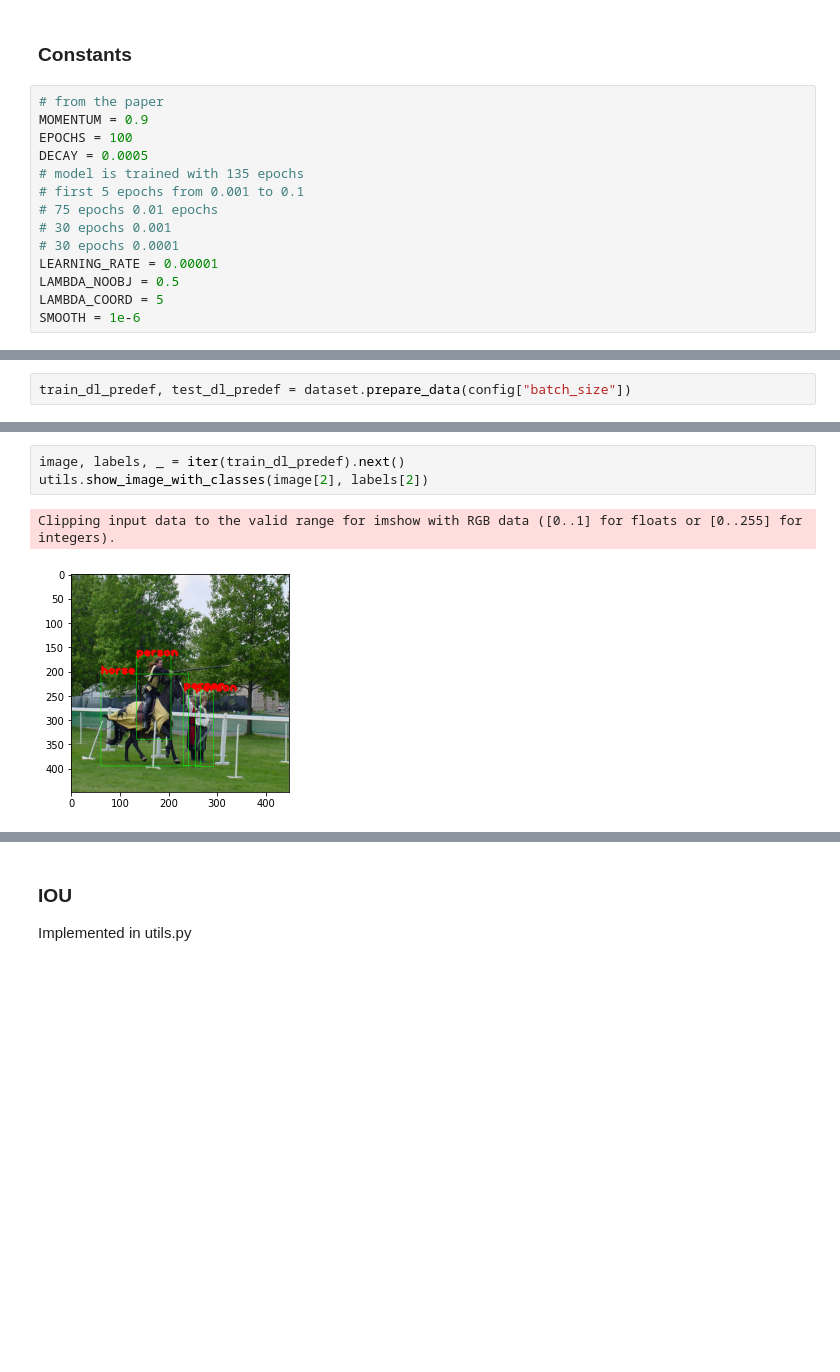
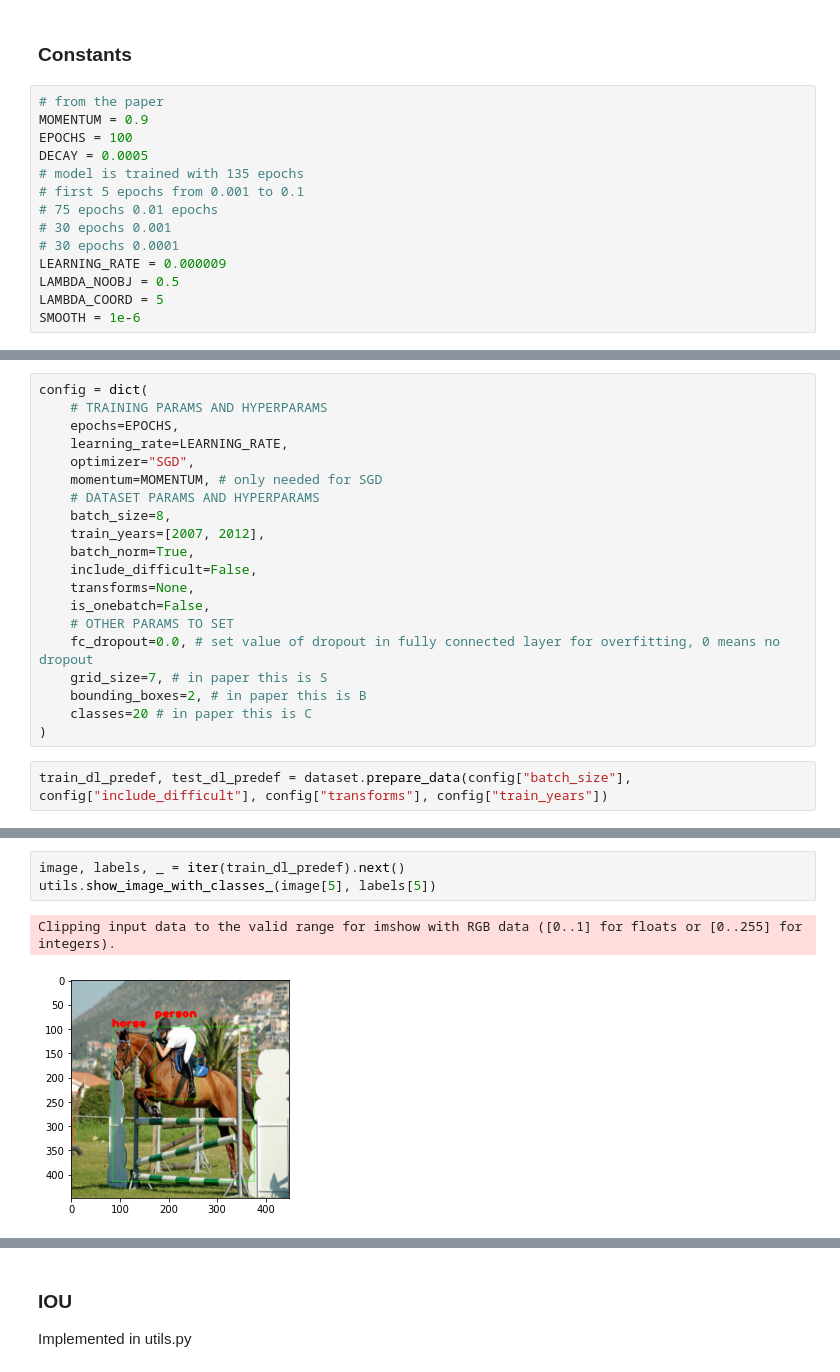
Before and after one commit to bindas1/YOLO-recreated, a Jupyter notebook: Forward_propagation.ipynb, the cells around one changed output, grey strips where cells are left out. Drawn from its saved outputs; the diff is of its cells as text; blank space fills up the shorter version.

Commit message:
Change labels in dataset to list format, add config support in most of the places

```diff
--- a/Forward_propagation.ipynb
+++ b/Forward_propagation.ipynb
@@ -73,7 +73,7 @@ DECAY = 0.0005
 # 75 epochs 0.01 epochs
 # 30 epochs 0.001
 # 30 epochs 0.0001
-LEARNING_RATE = 0.00001
+LEARNING_RATE = 0.000009
 LAMBDA_NOOBJ = 0.5
 LAMBDA_COORD = 5
 SMOOTH = 1e-6
@@ -94,5 +80,25 @@ config = dict(
+# %%
+config = dict(
+    # TRAINING PARAMS AND HYPERPARAMS
+    epochs=EPOCHS,
+    learning_rate=LEARNING_RATE,
+    optimizer="SGD",
+    momentum=MOMENTUM, # only needed for SGD
+    # DATASET PARAMS AND HYPERPARAMS
+    batch_size=8,
+    train_years=[2007, 2012],
+    batch_norm=True,
+    include_difficult=False,
+    transforms=None,
+    is_onebatch=False,
+    # OTHER PARAMS TO SET
+    fc_dropout=0.0, # set value of dropout in fully connected layer for overfitting, 0 means no dropout
+    grid_size=7, # in paper this is S
+    bounding_boxes=2, # in paper this is B
+    classes=20 # in paper this is C
+)
 # %%
-train_dl_predef, test_dl_predef = dataset.prepare_data(config["batch_size"])
+train_dl_predef, test_dl_predef = dataset.prepare_data(config["batch_size"], config["include_difficult"], config["transforms"], config["train_years"])
 # %% [output]
 Using downloaded and verified file: ./data/VOCtrainval_06-Nov-2007.tar
 Extracting ./data/VOCtrainval_06-Nov-2007.tar to ./data
@@ -105,7 +115,7 @@ Sample batch for training dataloader is presented below:
 [figure]
 # %%
 image, labels, _ = iter(train_dl_predef).next()
-utils.show_image_with_classes(image[2], labels[2])
+utils.show_image_with_classes_(image[5], labels[5])
 # %% [output]
 Clipping input data to the valid range for imshow with RGB data ([0..1] for floats or [0..255] for integers).
-[figure, old version]
+[figure, new version]
```
Also changed, not shown: parts of 20 cells of this notebook, 3 other files.
